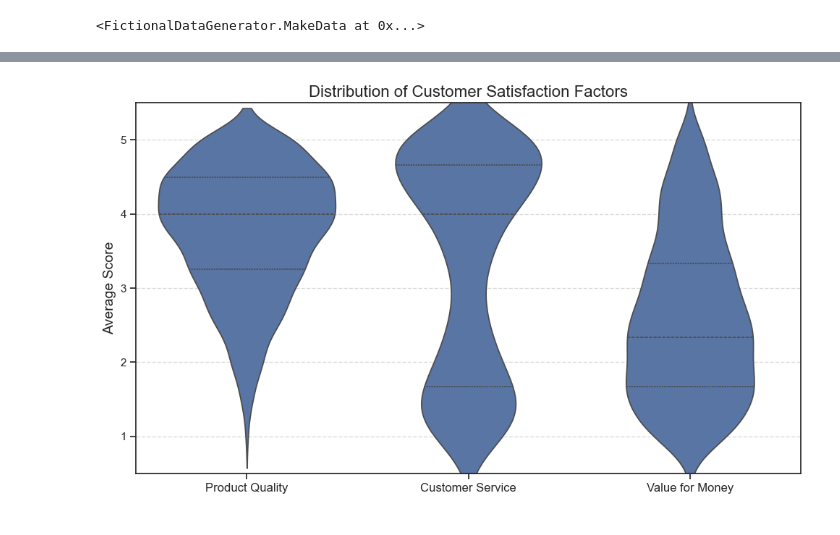
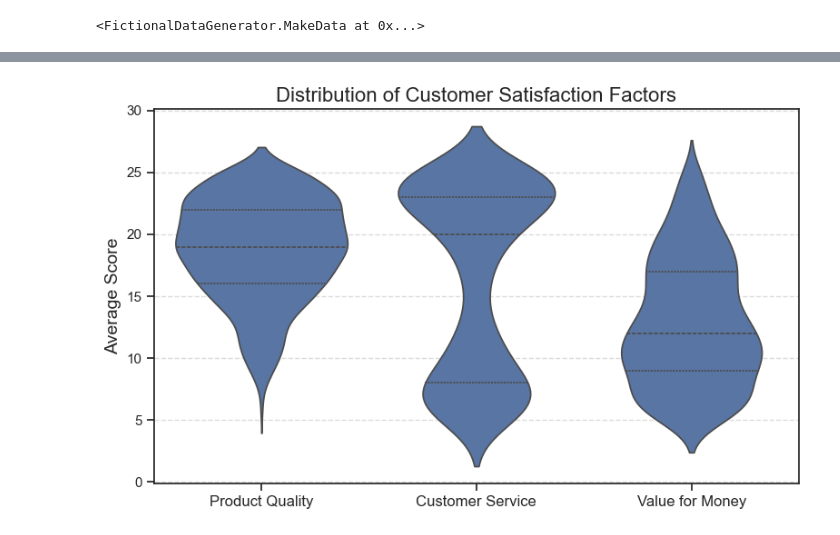
Before and after one commit to adamrossnelson/FictionalSurveyResponses, a Jupyter notebook: Examples/ExCustomerSatisfaction.ipynb, the cells around one changed output, grey strips where cells are left out. Saved outputs shown, nothing was run; the diff lists cells and outputs as text; code cells hidden in the pictures.

```diff
--- a/Examples/ExCustomerSatisfaction.ipynb
+++ b/Examples/ExCustomerSatisfaction.ipynb
@@ -27,7 +27,7 @@ maker.add_factor(
 # Customer service factor (bimodal - people either love it or hate it)
 maker.add_factor(
     name="service",
-    n_items=3,
+    n_items=4,
     distribution=[0.30, 0.10, 0.05, 0.15, 0.40]  # U-shaped distribution
 )
 # %% [output]
@@ -36,7 +36,7 @@ maker.add_factor(
 # Value for money factor (slightly negatively skewed)
 maker.add_factor(
     name="value",
-    n_items=3,
+    n_items=4,
     distribution=[0.25, 0.30, 0.25, 0.15, 0.05]
 )
 # %% [output]
@@ -44,11 +44,11 @@ maker.add_factor(
 # %%
 # Generate the data
 df = maker.run()
-
-# Calculate mean scores for each factor's items
-for factor in ['quality', 'service', 'value']:
-    item_cols = [col for col in df.columns if col.startswith(f"{factor}_")]
-    df[f"{factor}_score"] = df[item_cols].mean(axis=1)
+# %%
+# Calculate composite scores for each factor's items
+for factor in ['quality', 'service', 'value']:
+    item_cols = [col for col in df.columns if col.startswith(f"{factor}_")]
+    df[f"{factor}_score"] = df[item_cols].sum(axis=1)
 # %%
 # Create a pairplot of the factor scores
 sns.pairplot(
@@ -63,26 +63,25 @@ plt.tight_layout()
 # %%
 # Create a violin plot showing the distribution of each factor
-plt.figure(figsize=(10, 6))
+plt.figure(figsize=(8, 5))
 factor_scores = pd.melt(
     df[["quality_score", "service_score", "value_score"]],
     var_name='Factor',
     value_name='Score')
 
 sns.violinplot(
     x="Factor",
     y="Score",
     data=factor_scores,
     inner="quartile")
 
 plt.title('Distribution of Customer Satisfaction Factors', fontsize=16)
 plt.ylabel('Average Score', fontsize=14)
 plt.xlabel('', fontsize=14)
 plt.xticks(plt.xticks()[0], ['Product Quality', 'Customer Service', 'Value for Money'], fontsize=12)
-plt.ylim(0.5, 5.5)
 plt.grid(axis='y', linestyle='--', alpha=0.7)
 plt.tight_layout()
 # %% [output]
-[figure, old version]
+[figure, new version]
 # %%
 # Visualize correlation matrix using Seaborn
 plt.figure(figsize=(8, 7))
```
Also changed, not shown: parts of 5 cells of this notebook, 4 other files.
